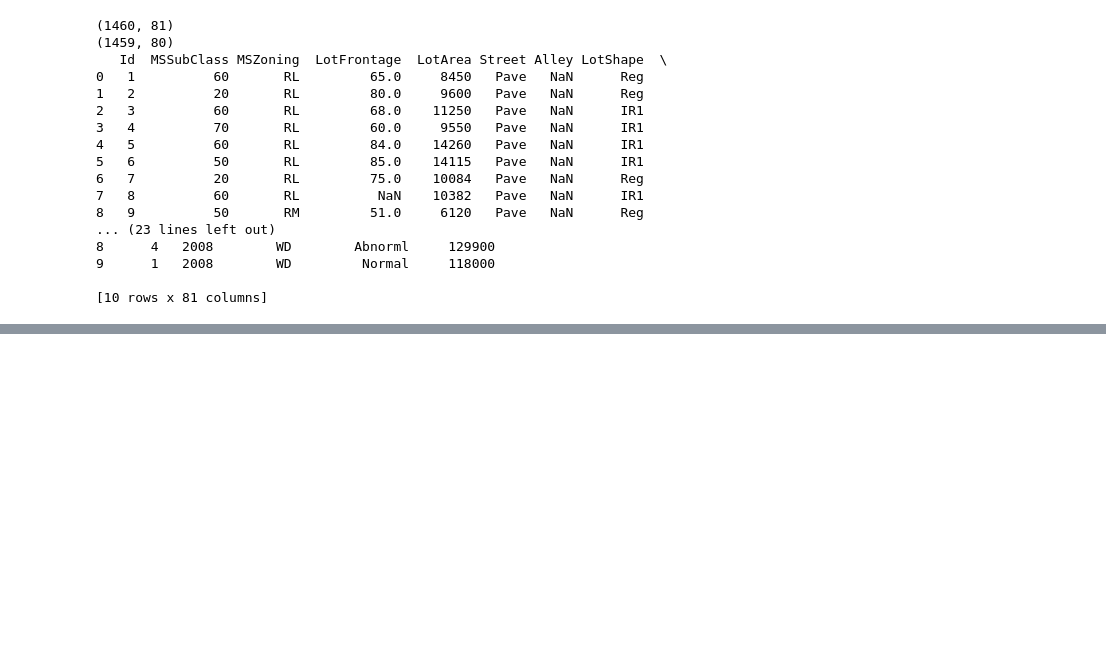
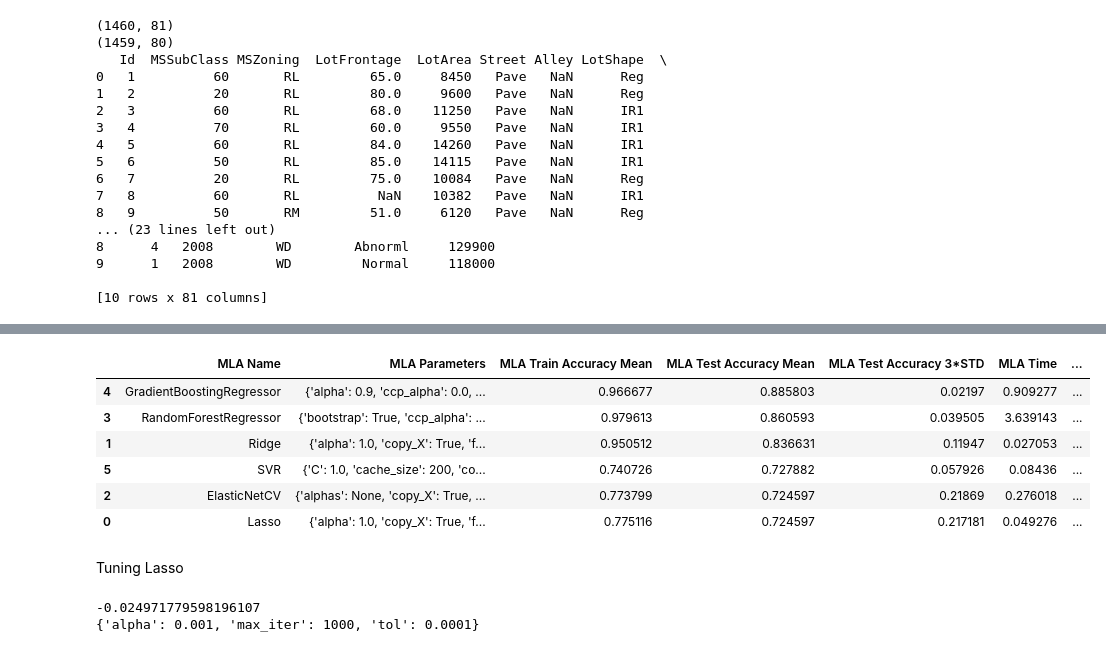
Before and after one commit to beatrzm/personal-projects, a Jupyter notebook: kaggle competitions/house prices/houseprices.ipynb, the cells around one changed output, grey strips where cells are left out. Cells and saved outputs as stored; diff of their text form; code cells hidden in the pictures; blank space fills up the shorter version.

```diff
--- a/kaggle competitions/house prices/houseprices.ipynb
+++ b/kaggle competitions/house prices/houseprices.ipynb
@@ -96,0 +227,12 @@ For now leave categorical variables as they are, if necessary encode to improve
+# %%
+# test several models in default settings
+
+MLA = [
+    #LinearRegression(), linear regression is bugging for some reaso
+    Lasso(),
+    Ridge(),
+    ElasticNetCV(),
+    RandomForestRegressor(),
+    GradientBoostingRegressor(),
+    SVR()
+]
@@ -96,0 +245,68 @@ For now leave categorical variables as they are, if necessary encode to improve
+# %%
+# use cv split for this
+
+cv_split = model_selection.ShuffleSplit(n_splits = 10, test_size = .3, train_size = .6, random_state = 0) # run model 10x with 60/30 split intentionally leaving out 10%
+
+# create table to compare MLA metrics
+MLA_columns = ['MLA Name', 'MLA Parameters', 'MLA Train Accuracy Mean', 'MLA Test Accuracy Mean', 'MLA Test Accuracy 3*STD', 'MLA Time']
+MLA_compare = pd.DataFrame(columns = MLA_columns)
+
+
+# index through MLA and save performance to table
+row_index = 0
+for alg in MLA:
+
+    # name and parameters
+    MLA_name = alg.__class__.__name__
+    MLA_compare.loc[row_index, 'MLA Name'] = MLA_name
+    MLA_compare.loc[row_index, 'MLA Parameters'] = str(alg.get_params())
+
+    # score with cv
+    cv_results = model_selection.cross_validate(alg, data2, y, cv = cv_split, return_train_score = True)
+    MLA_compare.loc[row_index, 'MLA RMSE'] = np.sqrt(-model_selection.cross_val_score(alg, data2, y, cv = cv_split, scoring = 'neg_mean_squared_error').mean())
+    MLA_compare.loc[row_index, 'MLA Time'] = cv_results['fit_time'].mean()
+    MLA_compare.loc[row_index, 'MLA Train Accuracy Mean'] = cv_results['train_score'].mean()
+    MLA_compare.loc[row_index, 'MLA Test Accuracy Mean'] = cv_results['test_score'].mean()
+    MLA_compare.loc[row_index, 'MLA Test Accuracy 3*STD'] = cv_results['test_score'].std()*3 # statistically captures 99.7% of the subsets (the worst case scenario)
+    # "The Empirical Rule states that 99.7% of data observed following a normal distribution lies within 3 standard deviations of the mean."
+
+
+    # save preds
+
+    alg.fit(data2, y)
+
+    row_index += 1
+
+# print and sort table
+
+MLA_compare.sort_values(by = ['MLA RMSE'], ascending = True, inplace = True) # show highest accuracy first
+MLA_compare
+# %% [output]
+|  | MLA Name | MLA Parameters | MLA Train Accuracy Mean | MLA Test Accuracy Mean | MLA Test Accuracy 3*STD | MLA Time | ... |
+| 4 | GradientBoostingRegressor | {'alpha': 0.9, 'ccp_alpha': 0.0, ... | 0.966677 | 0.885803 | 0.02197 | 0.909277 | ... |
+| 3 | RandomForestRegressor | {'bootstrap': True, 'ccp_alpha': ... | 0.979613 | 0.860593 | 0.039505 | 3.639143 | ... |
+| 1 | Ridge | {'alpha': 1.0, 'copy_X': True, 'f... | 0.950512 | 0.836631 | 0.11947 | 0.027053 | ... |
+| 5 | SVR | {'C': 1.0, 'cache_size': 200, 'co... | 0.740726 | 0.727882 | 0.057926 | 0.08436 | ... |
+| 2 | ElasticNetCV | {'alphas': None, 'copy_X': True, ... | 0.773799 | 0.724597 | 0.21869 | 0.276018 | ... |
+| 0 | Lasso | {'alpha': 1.0, 'copy_X': True, 'f... | 0.775116 | 0.724597 | 0.217181 | 0.049276 | ... |
+# %% [markdown]
+Tuning Lasso
+# %%
+param_grid = {
+    'alpha': [0.001, 0.01, 0.1, 1.0, 10.0],  # Regularization strength
+    'tol': [0.0001, 0.001, 0.01],  # Tolerance for optimization
+    'max_iter': [1000, 2000, 3000]  # Maximum number of iterations
+}
+
+lasso = Lasso(fit_intercept=True)
+
+grid_search = model_selection.GridSearchCV(lasso, param_grid, cv=cv_split, scoring='neg_mean_squared_error', return_train_score=True)
+grid_search.fit(data2, y)
+
+# get best score and best parameters
+
+print(grid_search.best_score_)
+print(grid_search.best_params_)
+# %% [output]
+-0.024971779598196107
+{'alpha': 0.001, 'max_iter': 1000, 'tol': 0.0001}
```
Also changed, not shown: parts of 24 cells of this notebook.
